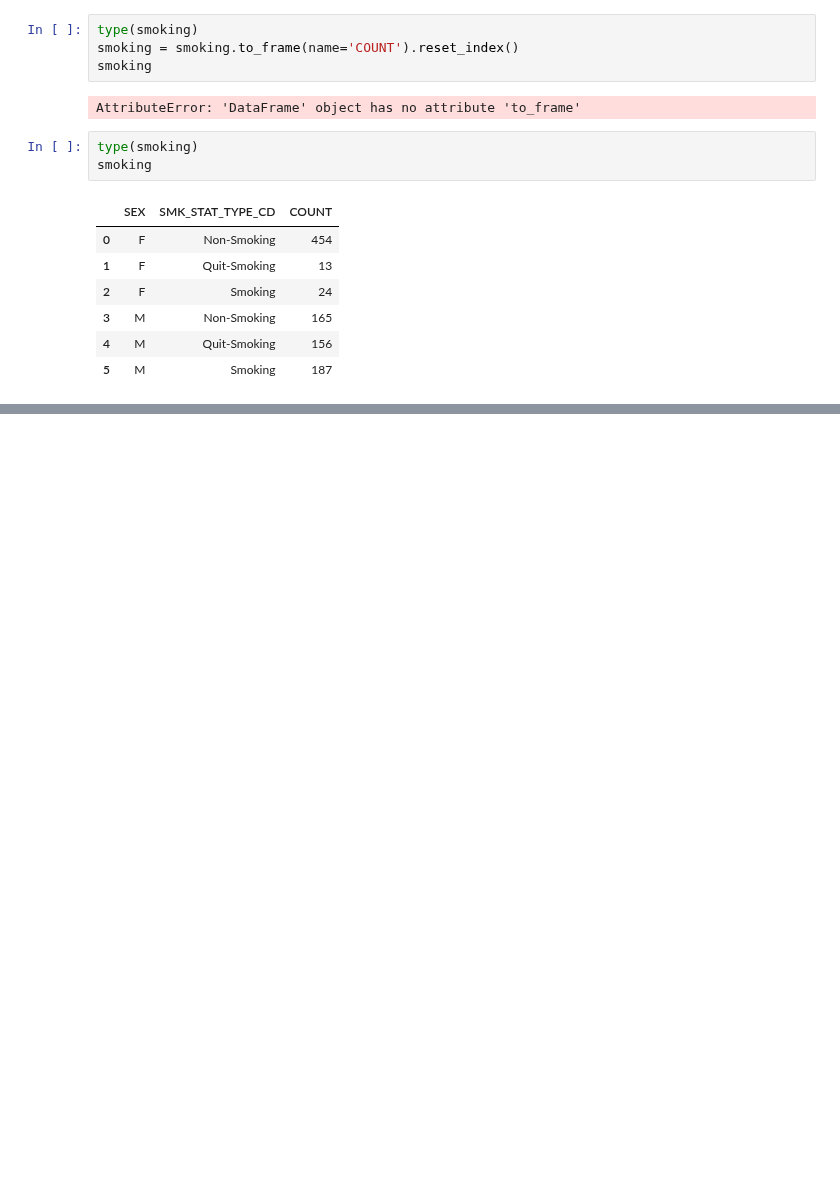
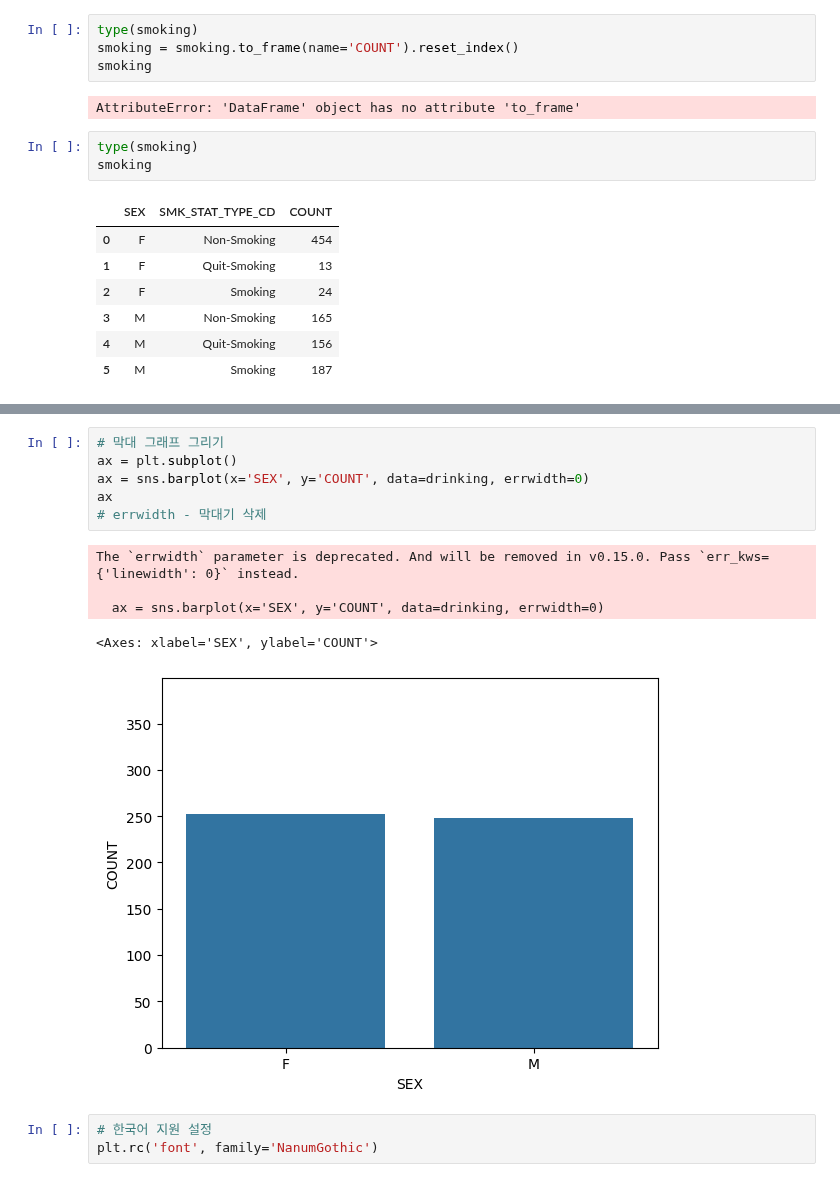
Before and after one commit to layla-focalors/AColab_Github_data_processing, a Jupyter notebook: HealthCare_Anayize.ipynb, the cells around one changed output, grey strips where cells are left out. Saved outputs shown, nothing was run; the diff lists cells and outputs as text; blank space fills up the shorter version.

```diff
--- a/HealthCare_Anayize.ipynb
+++ b/HealthCare_Anayize.ipynb
@@ -575,0 +591,15 @@ smoking
+# %%
+# 막대 그래프 그리기
+ax = plt.subplot()
+ax = sns.barplot(x='SEX', y='COUNT', data=drinking, errwidth=0)
+ax
+# errwidth - 막대기 삭제
+# %% [output]
+The `errwidth` parameter is deprecated. And will be removed in v0.15.0. Pass `err_kws={'linewidth': 0}` instead.
+
+  ax = sns.barplot(x='SEX', y='COUNT', data=drinking, errwidth=0)
+<Axes: xlabel='SEX', ylabel='COUNT'>
+[figure, added]
+# %%
+# 한국어 지원 설정
+plt.rc('font', family='NanumGothic')
```
Also changed, not shown: parts of 5 cells of this notebook.
